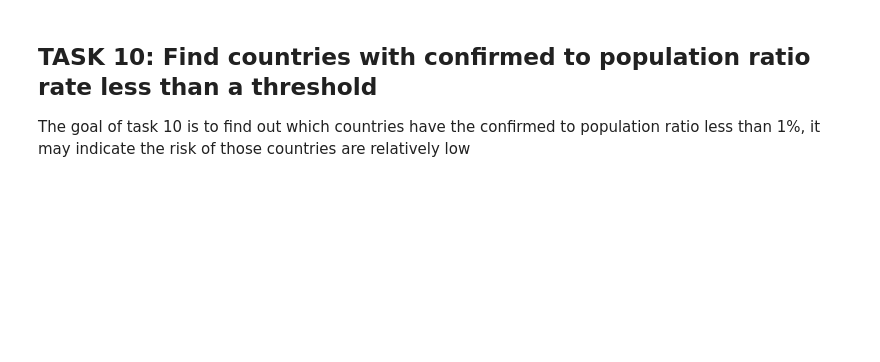
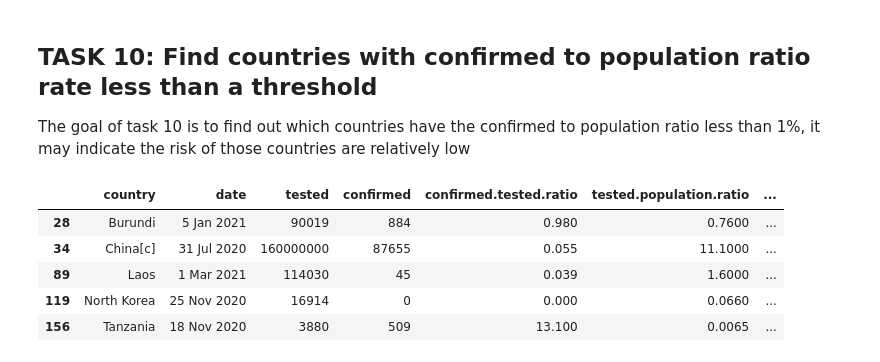
Before and after one commit to Peter5793/Data_Analysis_2, a Jupyter notebook: COVID_19 (Intro to R).ipynb, the cells around one changed output. Drawn from its saved outputs; the diff is of its cells as text; code cells hidden in the pictures; blank space fills up the shorter version.

```diff
--- a/COVID_19 (Intro to R).ipynb
+++ b/COVID_19 (Intro to R).ipynb
@@ -438,3 +434,11 @@ The goal of task 9 is to find out which country you have selected before has lar
 The goal of task 10 is to find out which countries have the confirmed to population ratio less than 1%, it may indicate the risk of those countries are relatively low
 # %%
 # Get a subset of any countries with `confirmed.population.ratio` less than the threshold
+subset(covid_data_frame_1, confirmed.population.ratio < 0.01)
+# %% [output]
+|  | country | date | tested | confirmed | confirmed.tested.ratio | tested.population.ratio | ... |
+| 28 | Burundi | 5 Jan 2021 | 90019 | 884 | 0.980 | 0.7600 | ... |
+| 34 | China[c] | 31 Jul 2020 | 160000000 | 87655 | 0.055 | 11.1000 | ... |
+| 89 | Laos | 1 Mar 2021 | 114030 | 45 | 0.039 | 1.6000 | ... |
+| 119 | North Korea | 25 Nov 2020 | 16914 | 0 | 0.000 | 0.0660 | ... |
+| 156 | Tanzania | 18 Nov 2020 | 3880 | 509 | 13.100 | 0.0065 | ... |
```
Also changed, not shown: parts of 3 cells of this notebook.
